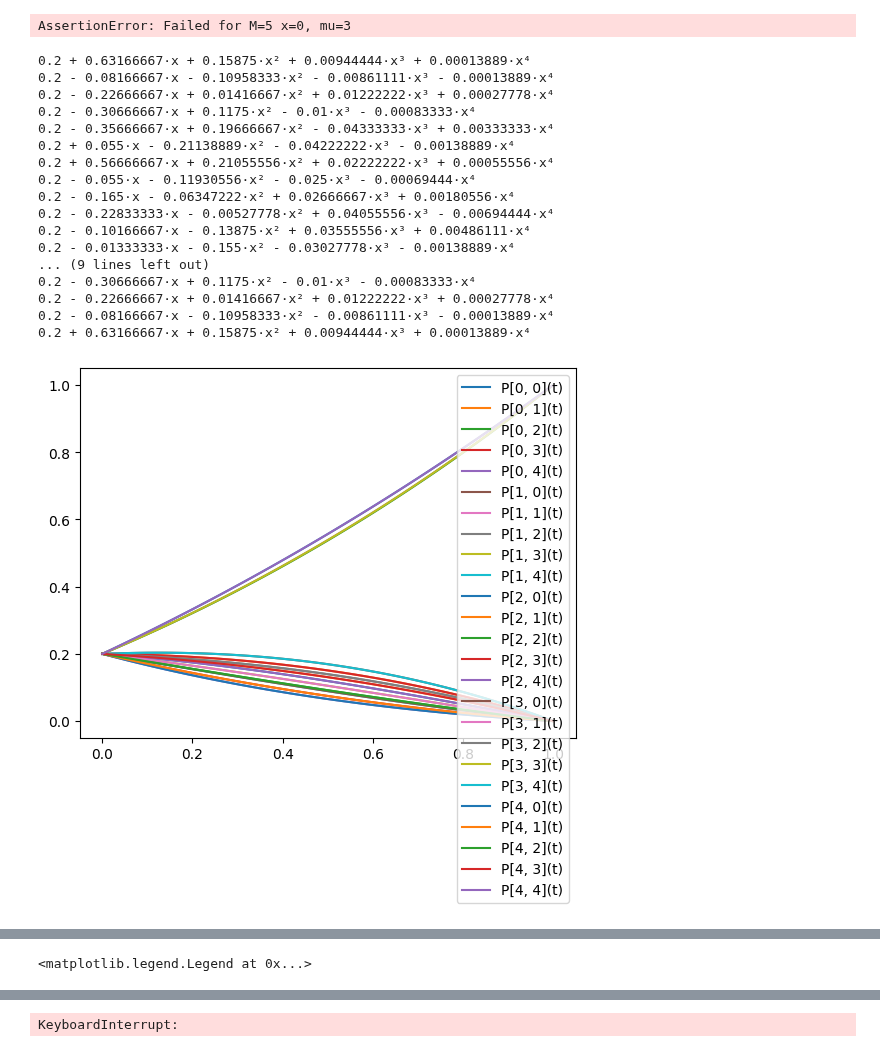
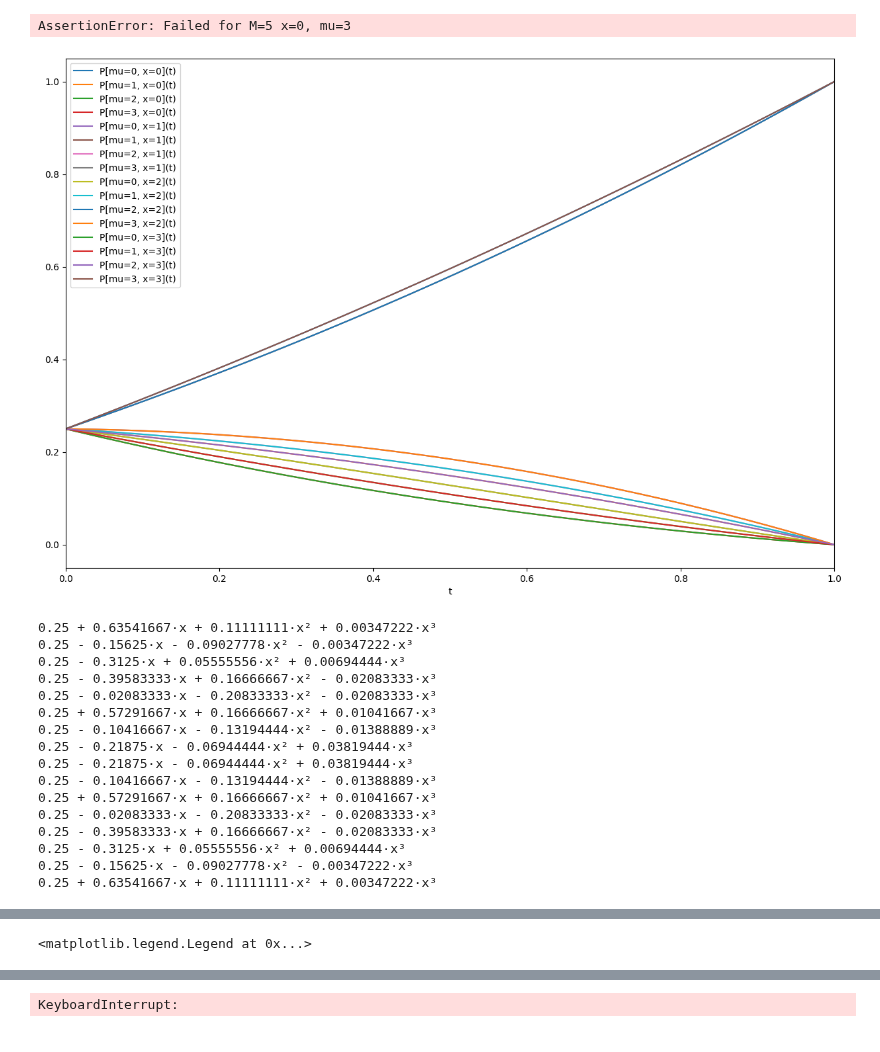
Before and after one commit to Thomick/Ordinal-data-clustering, a Jupyter notebook: notebooks/log_concavity_proof.ipynb, the cells around one changed output, grey strips where cells are left out. Cells and saved outputs as stored; diff of their text form; code cells hidden in the pictures.

```diff
--- a/notebooks/log_concavity_proof.ipynb
+++ b/notebooks/log_concavity_proof.ipynb
@@ -187,45 +187,61 @@ False
 0.05514506172839505 0.054247222222222224
 AssertionError: Failed for M=5 x=0, mu=3
 # %%
-M = 5
+M = 4
 u = compute_polynomials(M)
 xs = np.linspace(0, 1, 100)
 
+plt.figure(figsize=(15, 10))
+for x in range(M):
+    for mu in range(M):
+        coeffs = u[mu, x][::-1]
+        p = np.polynomial.Polynomial(coeffs)
+
+        plt.plot(xs, p(xs), label=f"P[{mu=}, {x=}](t)")
+        plt.xlabel('t')
+        plt.xlim(0, 1)
+plt.legend()
+plt.show()
+
+plt.figure(figsize=(15, 10))
 for x in range(M):
     for mu in range(M):
         coeffs = u[mu, x][::-1]
         p = np.polynomial.Polynomial(coeffs)
         print(p)
 
-        plt.plot(xs, p(xs), label=f'P[{x}, {mu}](t)')
-        # plt.xlim(0, 1)
+        plt.plot(xs, p.deriv()(xs), label=f"P[{mu=}, {x=}]'(t)")
+        plt.axhline(0, color='black', lw=1)
+        plt.xlabel('t')
+        plt.xlim(0, 1)
 plt.legend()
 plt.show()
 
 plt.figure(figsize=(15, 10))
 for x in range(M):
     for mu in range(M):
         coeffs = u[x, mu][::-1]
         p = np.polynomial.Polynomial(coeffs)
-        plt.plot(xs, p.deriv(2)(xs), label=f"P[{x}, {mu}]''(x)", linestyle='--' if mu > 0 else '-')
+        plt.plot(xs, p.deriv(2)(xs), label=f"P[{mu=}, {x=}]''(t)")
+        plt.axhline(0, color='black', lw=1)
+        plt.xlabel('t')
         plt.xlim(0, 1)
 plt.legend()
 # %% [output]
+[figure, new version]
-0.2 + 0.63166667·x + 0.15875·x² + 0.00944444·x³ + 0.00013889·x⁴
-0.2 - 0.08166667·x - 0.10958333·x² - 0.00861111·x³ - 0.00013889·x⁴
-0.2 - 0.22666667·x + 0.01416667·x² + 0.01222222·x³ + 0.00027778·x⁴
-0.2 - 0.30666667·x + 0.1175·x² - 0.01·x³ - 0.00083333·x⁴
-0.2 - 0.35666667·x + 0.19666667·x² - 0.04333333·x³ + 0.00333333·x⁴
-0.2 + 0.055·x - 0.21138889·x² - 0.04222222·x³ - 0.00138889·x⁴
-0.2 + 0.56666667·x + 0.21055556·x² + 0.02222222·x³ + 0.00055556·x⁴
-0.2 - 0.055·x - 0.11930556·x² - 0.025·x³ - 0.00069444·x⁴
-0.2 - 0.165·x - 0.06347222·x² + 0.02666667·x³ + 0.00180556·x⁴
-0.2 - 0.22833333·x - 0.00527778·x² + 0.04055556·x³ - 0.00694444·x⁴
-0.2 - 0.10166667·x - 0.13875·x² + 0.03555556·x³ + 0.00486111·x⁴
-0.2 - 0.01333333·x - 0.155·x² - 0.03027778·x³ - 0.00138889·x⁴
-... (9 lines left out)
-0.2 - 0.30666667·x + 0.1175·x² - 0.01·x³ - 0.00083333·x⁴
-0.2 - 0.22666667·x + 0.01416667·x² + 0.01222222·x³ + 0.00027778·x⁴
-0.2 - 0.08166667·x - 0.10958333·x² - 0.00861111·x³ - 0.00013889·x⁴
-0.2 + 0.63166667·x + 0.15875·x² + 0.00944444·x³ + 0.00013889·x⁴
+0.25 + 0.63541667·x + 0.11111111·x² + 0.00347222·x³
+0.25 - 0.15625·x - 0.09027778·x² - 0.00347222·x³
+0.25 - 0.3125·x + 0.05555556·x² + 0.00694444·x³
+0.25 - 0.39583333·x + 0.16666667·x² - 0.02083333·x³
+0.25 - 0.02083333·x - 0.20833333·x² - 0.02083333·x³
+0.25 + 0.57291667·x + 0.16666667·x² + 0.01041667·x³
+0.25 - 0.10416667·x - 0.13194444·x² - 0.01388889·x³
+0.25 - 0.21875·x - 0.06944444·x² + 0.03819444·x³
+0.25 - 0.21875·x - 0.06944444·x² + 0.03819444·x³
+0.25 - 0.10416667·x - 0.13194444·x² - 0.01388889·x³
+0.25 + 0.57291667·x + 0.16666667·x² + 0.01041667·x³
+0.25 - 0.02083333·x - 0.20833333·x² - 0.02083333·x³
+0.25 - 0.39583333·x + 0.16666667·x² - 0.02083333·x³
+0.25 - 0.3125·x + 0.05555556·x² + 0.00694444·x³
+0.25 - 0.15625·x - 0.09027778·x² - 0.00347222·x³
+0.25 + 0.63541667·x + 0.11111111·x² + 0.00347222·x³
-[figure, old version]
```
Also changed, not shown: parts of 1 cell of this notebook, 6 other files.
